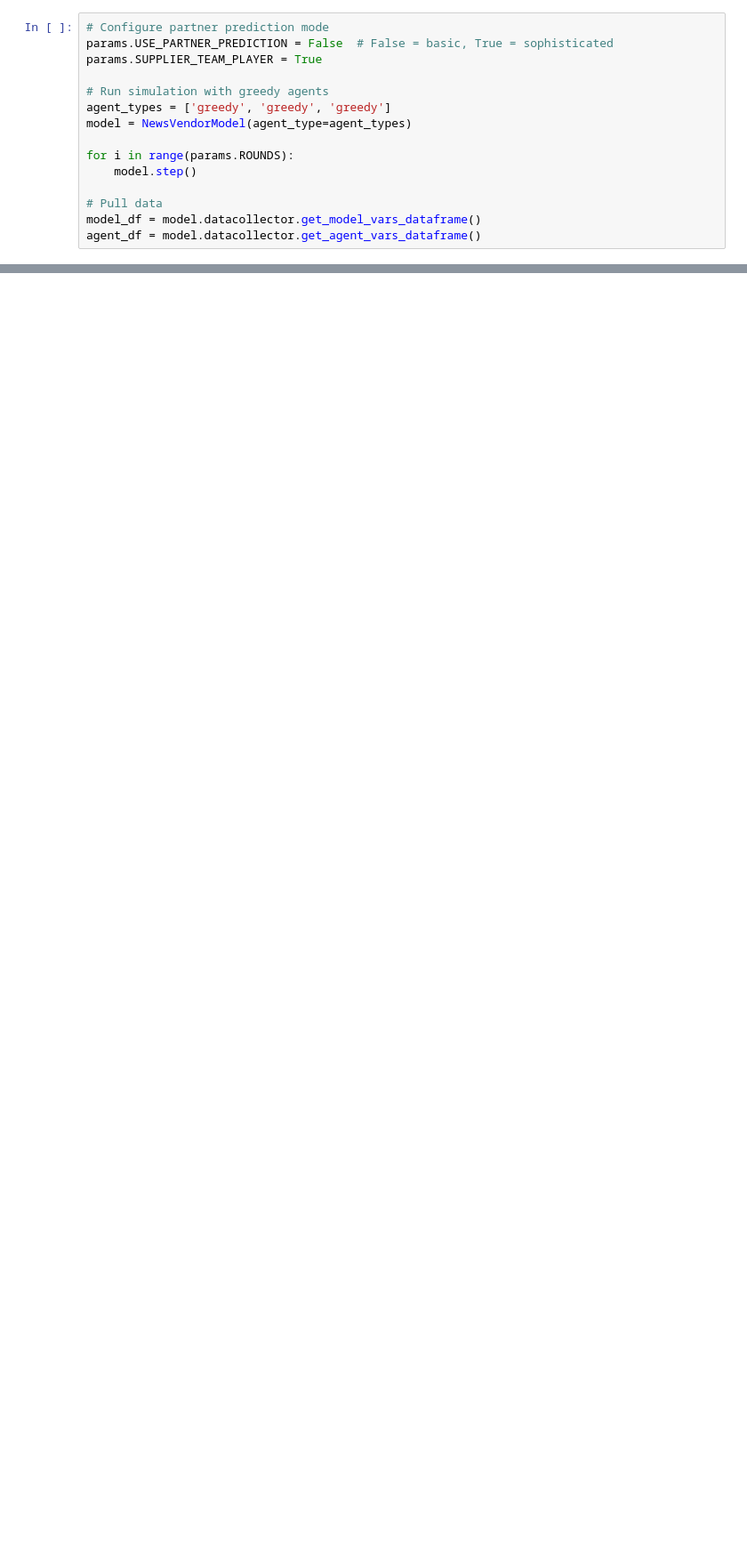
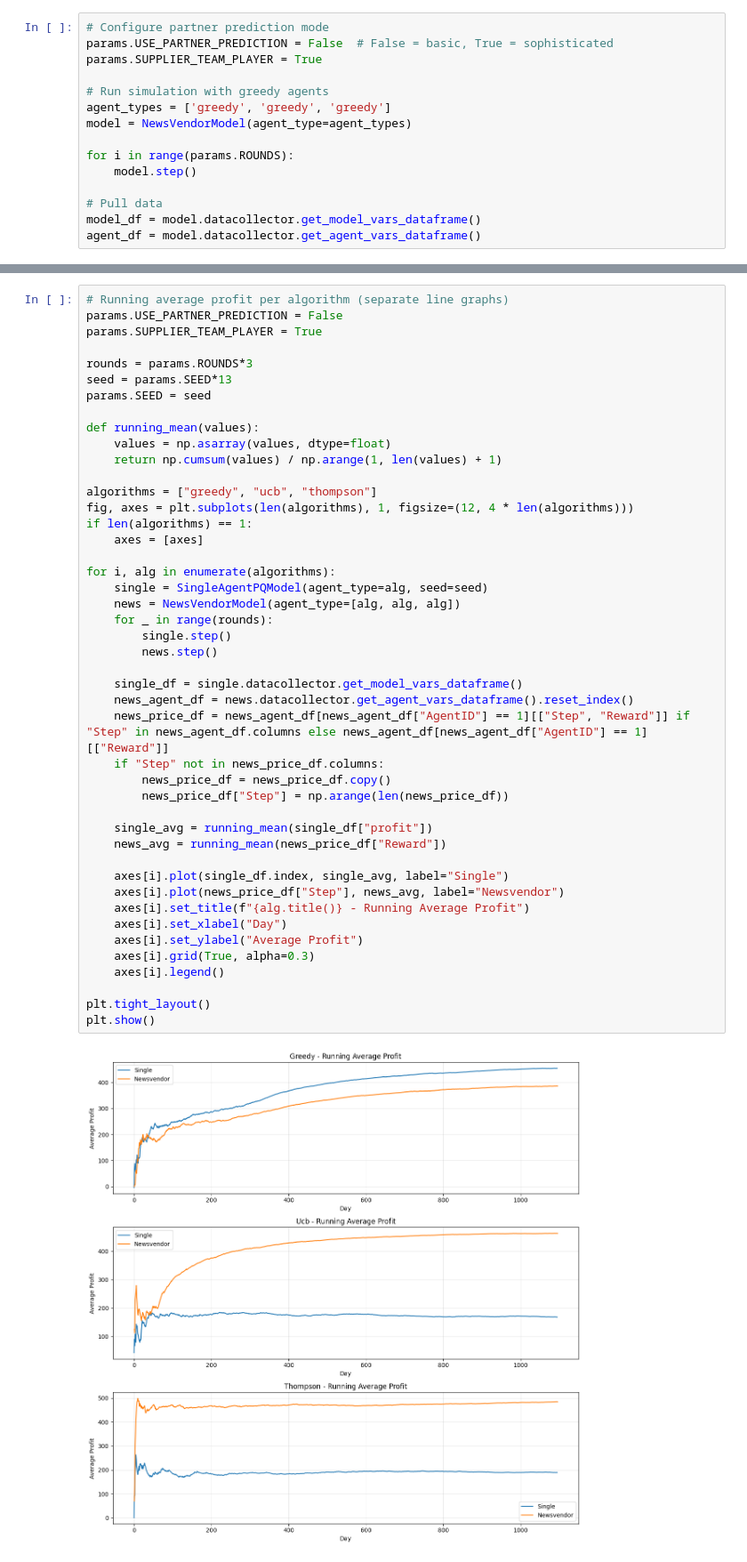
Before and after one commit to utkuyagci/AISCM-Final-Project, a Jupyter notebook: execute.ipynb, the cells around one changed output, grey strips where cells are left out. Shown at 89% size. Saved outputs shown, nothing was run; the diff lists cells and outputs as text; blank space fills up the shorter version.

```diff
--- a/execute.ipynb
+++ b/execute.ipynb
@@ -216,0 +300,47 @@ plt.show()
+# %%
+# Running average profit per algorithm (separate line graphs)
+params.USE_PARTNER_PREDICTION = False
+params.SUPPLIER_TEAM_PLAYER = True
+
+rounds = params.ROUNDS*3
+seed = params.SEED*13
+params.SEED = seed
+
+def running_mean(values):
+    values = np.asarray(values, dtype=float)
+    return np.cumsum(values) / np.arange(1, len(values) + 1)
+
+algorithms = ["greedy", "ucb", "thompson"]
+fig, axes = plt.subplots(len(algorithms), 1, figsize=(12, 4 * len(algorithms)))
+if len(algorithms) == 1:
+    axes = [axes]
+
+for i, alg in enumerate(algorithms):
+    single = SingleAgentPQModel(agent_type=alg, seed=seed)
+    news = NewsVendorModel(agent_type=[alg, alg, alg])
+    for _ in range(rounds):
+        single.step()
+        news.step()
+
+    single_df = single.datacollector.get_model_vars_dataframe()
+    news_agent_df = news.datacollector.get_agent_vars_dataframe().reset_index()
+    news_price_df = news_agent_df[news_agent_df["AgentID"] == 1][["Step", "Reward"]] if "Step" in news_agent_df.columns else news_agent_df[news_agent_df["AgentID"] == 1][["Reward"]]
+    if "Step" not in news_price_df.columns:
+        news_price_df = news_price_df.copy()
+        news_price_df["Step"] = np.arange(len(news_price_df))
+
+    single_avg = running_mean(single_df["profit"])
+    news_avg = running_mean(news_price_df["Reward"])
+
+    axes[i].plot(single_df.index, single_avg, label="Single")
+    axes[i].plot(news_price_df["Step"], news_avg, label="Newsvendor")
+    axes[i].set_title(f"{alg.title()} - Running Average Profit")
+    axes[i].set_xlabel("Day")
+    axes[i].set_ylabel("Average Profit")
+    axes[i].grid(True, alpha=0.3)
+    axes[i].legend()
+
+plt.tight_layout()
+plt.show()
+# %% [output]
+[figure, added]
```
Also changed, not shown: parts of 13 cells of this notebook, 2 other files.
